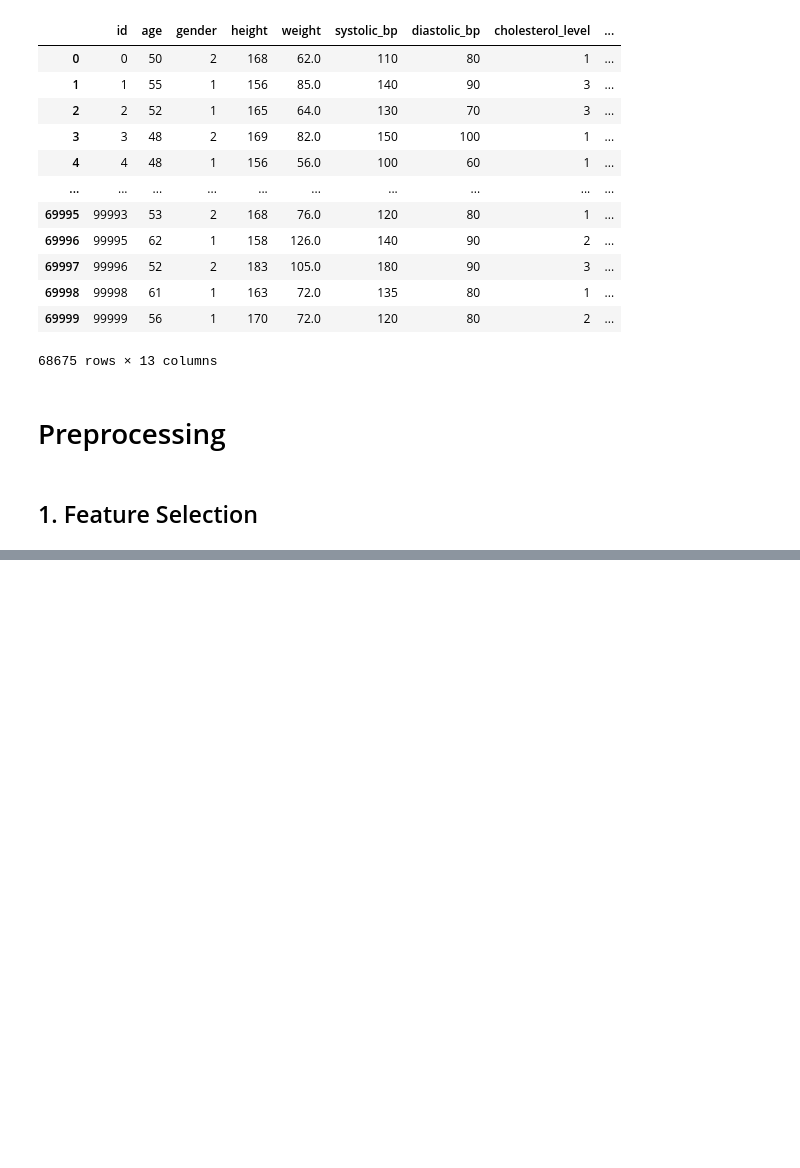
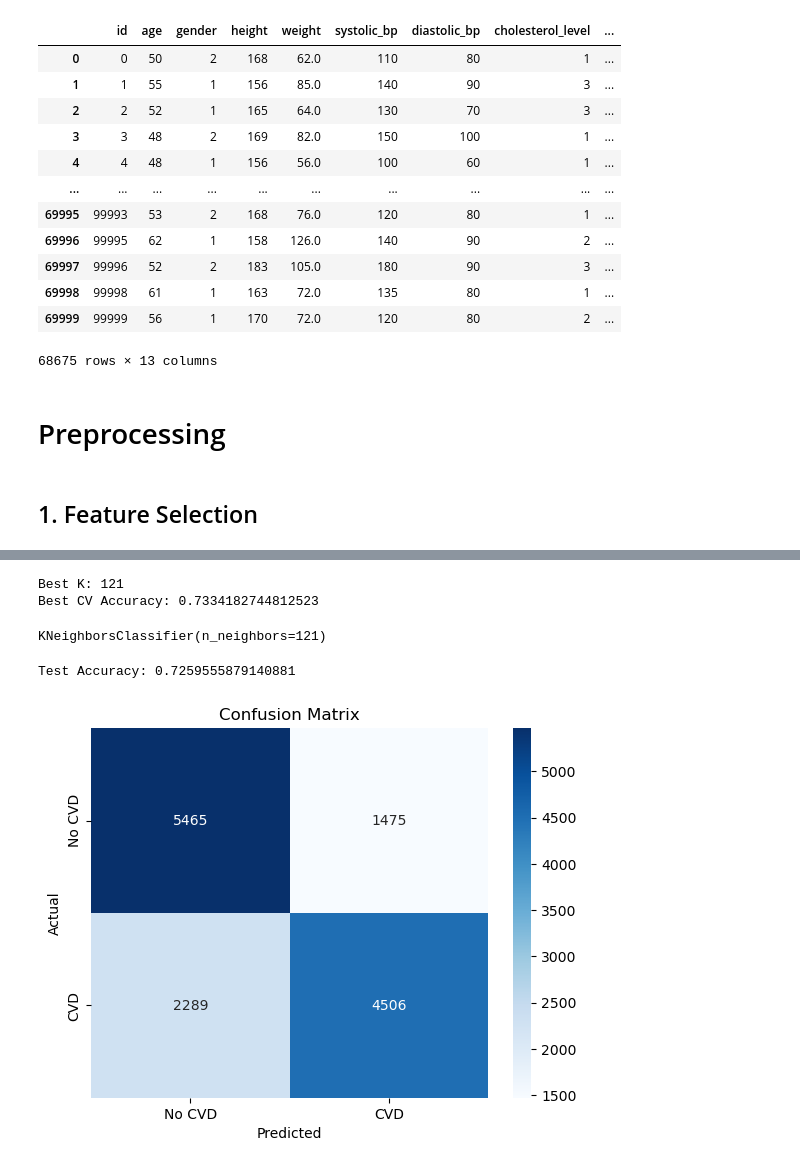
Before and after one commit to Chauhanekta21/Cardiovascular-Disease-Estimator-KNN, a Jupyter notebook: jupyter_notebook/cardiovascular_disease_knn.ipynb, the cells around one changed output, grey strips where cells are left out. Saved outputs shown, nothing was run; the diff lists cells and outputs as text; code cells hidden in the pictures; blank space fills up the shorter version.

```diff
--- a/jupyter_notebook/cardiovascular_disease_knn.ipynb
+++ b/jupyter_notebook/cardiovascular_disease_knn.ipynb
@@ -501,0 +824,61 @@ clean_df
+# %%
+knn_new = KNeighborsClassifier(n_neighbors=21)
+
+knn_new.fit(X_train_new_scaled, y_train_new)
+
+y_pred_new = knn_new.predict(X_test_new_scaled)
+# %%
+k_values_new = [11, 21, 31, 41, 51, 61, 71, 81, 91, 101, 121, 141, 161]
+cv_scores_new = []
+
+for k in k_values_new:
+    knn = KNeighborsClassifier(n_neighbors=k)
+
+    scores = cross_val_score(
+        knn,
+        X_train_new_scaled,
+        y_train_new,
+        cv=5
+    )
+
+    cv_scores_new.append(scores.mean())
+
+best_k_new = k_values_new[cv_scores_new.index(max(cv_scores_new))]
+
+print("Best K:", best_k_new)
+print("Best CV Accuracy:", max(cv_scores_new))
+# %% [output]
+Best K: 121
+Best CV Accuracy: 0.7334182744812523
+# %%
+knn_new = KNeighborsClassifier(n_neighbors=121)
+
+knn_new.fit(X_train_new_scaled, y_train_new)
+# %% [output]
+KNeighborsClassifier(n_neighbors=121)
+# %%
+y_pred_new = knn_new.predict(X_test_new_scaled)
+# %%
+accuracy_new = accuracy_score(y_test_new, y_pred_new)
+
+print("Test Accuracy:", accuracy_new)
+# %% [output]
+Test Accuracy: 0.7259555879140881
+# %%
+cm_new = confusion_matrix(y_test_new, y_pred_new)
+
+sns.heatmap(
+    cm_new,
+    annot=True,
+    fmt='d',
+    cmap='Blues',
+    xticklabels=['No CVD', 'CVD'],
+    yticklabels=['No CVD', 'CVD']
+)
+
+plt.xlabel('Predicted')
+plt.ylabel('Actual')
+plt.title('Confusion Matrix')
+plt.show()
+# %% [output]
+[figure, added]
```
Also changed, not shown: parts of 28 cells of this notebook.
